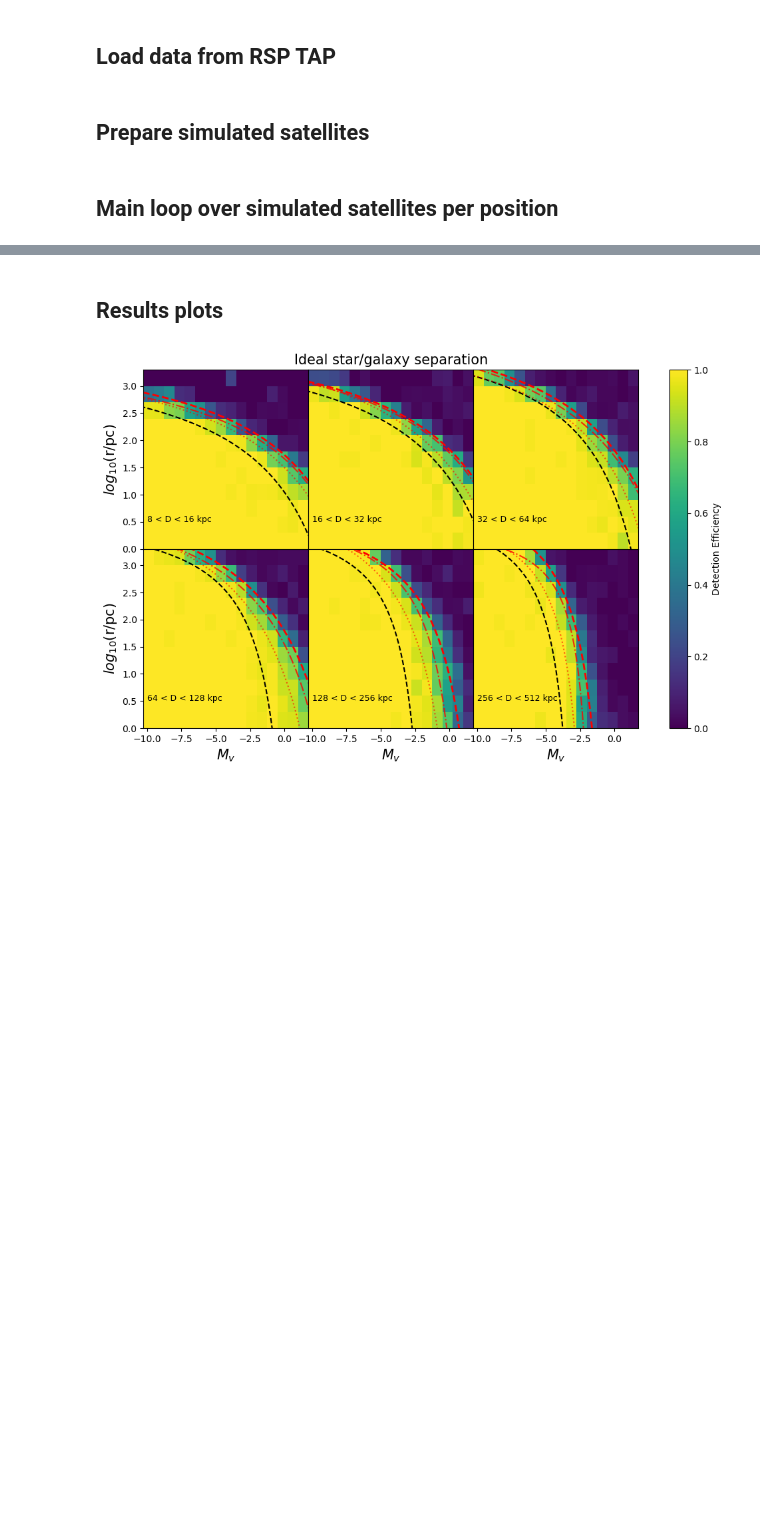
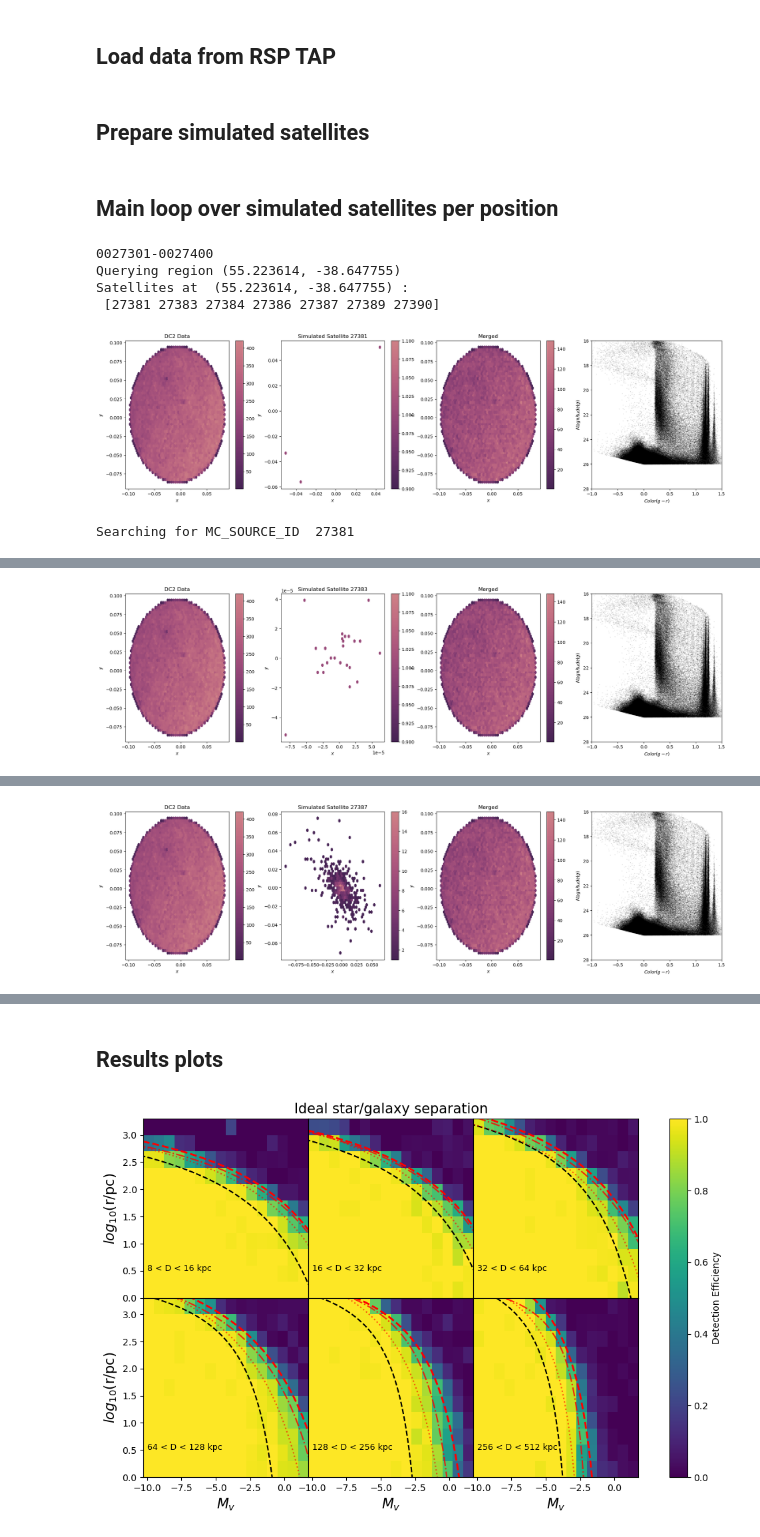
Before and after one commit to keexcell/simple_adl, a Jupyter notebook: notebooks/satellite_sensitivity.ipynb, the cells around one changed output, grey strips where cells are left out. Saved outputs shown, nothing was run; the diff lists cells and outputs as text; code cells hidden in the pictures; blank space fills up the shorter version.

```diff
--- a/notebooks/satellite_sensitivity.ipynb
+++ b/notebooks/satellite_sensitivity.ipynb
@@ -801,7 +783,7 @@ for i, file in enumerate(population_file):
             if sim_data is not None:
                 sim_data = sim_data.byteswap().newbyteorder()   # resetting byte order for compatibility
                 sim_data = pd.DataFrame(sim_data)
-                # mask to ensure we only use sims within the queried data's footprint
+                # mask to only use sims within the queried data's footprint
                 c2 = SkyCoord(sim_data['ra'], sim_data['dec'], unit='deg', frame='icrs')
                 center = SkyCoord(position[0], position[1], unit='deg')
                 d2d = center.separation(c2)
@@ -819,6 +801,7 @@ for i, file in enumerate(population_file):
                 merged_data = merged_data[good_snr]
                 good_mag = (merged_data['mag_g'] < survey.catalog['mag_max']) & (merged_data['mag_r'] < survey.catalog['mag_max'])
                 merged_data = merged_data[good_mag]
+
                 plots(position, real_data, sim_data, merged_data, cmap)
                 print('Searching for MC_SOURCE_ID ', mcid)
                 ra = position[0]
@@ -829,7 +812,7 @@ for i, file in enumerate(population_file):
                 # Scan in distance moduli
                 distance_modulus = t.loc[t['MC_SOURCE_ID'] == mcid]['DISTANCE_MODULUS']
                 distance_modulus = distance_modulus.values[0]
-                # Create isochrone, this should probably be outside loop
+                # Create isochrone
                 iso_search = simple_adl.isochrone.Isochrone(survey=survey.isochrone['survey'],
                                                        band_1=survey.band_1.lower(),
                                                        band_2=survey.band_2.lower(),
@@ -886,62 +869,71 @@ for i, file in enumerate(population_file):
 
                 if sig_peak_array[0] > best_sig_peak:
                     best_sig_peak = sig_peak_array[0]
                     best_ra_peak = ra_peak_array[0]
                     best_dec_peak = dec_peak_array[0]
                     best_r_peak = r_peak_array[0]
                     best_distance_modulus = distance_modulus_array[0]
                     n_obs_peak = n_obs_peak_array[0]
                     n_obs_half_peak = n_obs_half_peak_array[0]
                     n_model_peak = n_model_peak_array[0]
                     mc_source_id = mc_source_id_array[0]
 
                 del merged_data
 
                 for ii in range(0, len(sig_peak_array)):
                     print('{:0.2f} sigma; (RA, Dec) = ({:0.2f}, {:0.2f}); r = {:0.2f} deg; d = {:0.1f}, mu = {:0.2f} mag, mc_source_id: {:0.2f}'.format(sig_peak_array[ii],
                              ra_peak_array[ii],
                              dec_peak_array[ii],
                              r_peak_array[ii],
                              distanceModulusToDistance(distance_modulus_array[ii]),
                              distance_modulus_array[ii],
                              mc_source_id_array[ii]))
 
                 if best_sig_peak < 5.5:
                     print(f'--> {mcid} NOT FOUND')
                     print('---------------------------------')
-                    try:
-                        if (len(sig_peak_array) > 0):
-                            write_output(survey.output['results_dir'], survey.catalog['nside'], region.pix_center, best_ra_peak, best_dec_peak,
-                                            best_r_peak, best_distance_modulus,
-                                            n_obs_peak, n_obs_half_peak, n_model_peak,
-                                            best_sig_peak, mcid, 0, outfile)
-                        else:
-                            print('No significant hotspots found.')
-                            nan_array = [np.nan]
-                            write_output(survey.output['results_dir'], survey.catalog['nside'], region.pix_center,
-                                             nan_array, nan_array, nan_array, nan_array,
-                                             nan_array, nan_array, nan_array, nan_array,
-                                             [mc_source_id], 0, outfile)
-                    except Exception as e:
-                        print(e)
-                        print('Data missing, cannot write to file')
+                    # try:
+                    #     if (len(sig_peak_array) > 0):
+                    #         write_output(survey.output['results_dir'], survey.catalog['nside'], region.pix_center, best_ra_peak, best_dec_peak,
+                    #                         best_r_peak, best_distance_modulus,
+                    #                         n_obs_peak, n_obs_half_peak, n_model_peak,
+                    #                         best_sig_peak, mcid, 0, outfile)
+                    #     else:
+                    #         print('No significant hotspots found.')
+                    #         nan_array = [np.nan]
+                    #         write_output(survey.output['results_dir'], survey.catalog['nside'], region.pix_center,
+                    #                          nan_array, nan_array, nan_array, nan_array,
+                    #                          nan_array, nan_array, nan_array, nan_array,
+                    #                          [mc_source_id], 0, outfile)
+                    # except Exception as e:
+                    #     print(e)
+                    #     print('Data missing, cannot write to file')
 
                 else:
                     print(f'--> {mcid} FOUND')
                     print('---------------------------------')
-                    try:
-                        if (len(sig_peak_array) > 0):
-                            write_output(survey.output['results_dir'], survey.catalog['nside'], region.pix_center, best_ra_peak, best_dec_peak,
-                                            best_r_peak, best_distance_modulus,
-                                            n_obs_peak, n_obs_half_peak, n_model_peak,
-                                            best_sig_peak, mcid, 0, outfile)
-                        else:
-                            print('No significant hotspots found.')
-                            nan_array = [np.nan]
-                            write_output(survey.output['results_dir'], survey.catalog['nside'], region.pix_center,
-                                             nan_array, nan_array, nan_array, nan_array,
-                                             nan_array, nan_array, nan_array, nan_array,
-                                             [mc_source_id], 0, outfile)
-                    except Exception as e:
-                        print(e)
-                        print('Data missing, cannot write to file')
+                    # try:
+                    #     if (len(sig_peak_array) > 0):
+                    #         write_output(survey.output['results_dir'], survey.catalog['nside'], region.pix_center, best_ra_peak, best_dec_peak,
+                    #                         best_r_peak, best_distance_modulus,
+                    #                         n_obs_peak, n_obs_half_peak, n_model_peak,
+                    #                         best_sig_peak, mcid, 0, outfile)
+                    #     else:
+                    #         print('No significant hotspots found.')
+                    #         nan_array = [np.nan]
+                    #         write_output(survey.output['results_dir'], survey.catalog['nside'], region.pix_center,
+                    #                          nan_array, nan_array, nan_array, nan_array,
+                    #                          nan_array, nan_array, nan_array, nan_array,
+                    #                          [mc_source_id], 0, outfile)
+                    # except Exception as e:
+                    #     print(e)
+                    #     print('Data missing, cannot write to file')
+        break
+    break
+# %% [output]
+0027301-0027400
+Querying region (55.223614, -38.647755)
+Satellites at  (55.223614, -38.647755) :
+ [27381 27383 27384 27386 27387 27389 27390]
+[figure, added]
+Searching for MC_SOURCE_ID  27381
@@ -947,0 +957 @@ for i, file in enumerate(population_file):
+[figure, added]
@@ -947,0 +975 @@ for i, file in enumerate(population_file):
+[figure, added]
```
Also changed, not shown: parts of 19 cells of this notebook, 4 other files.
